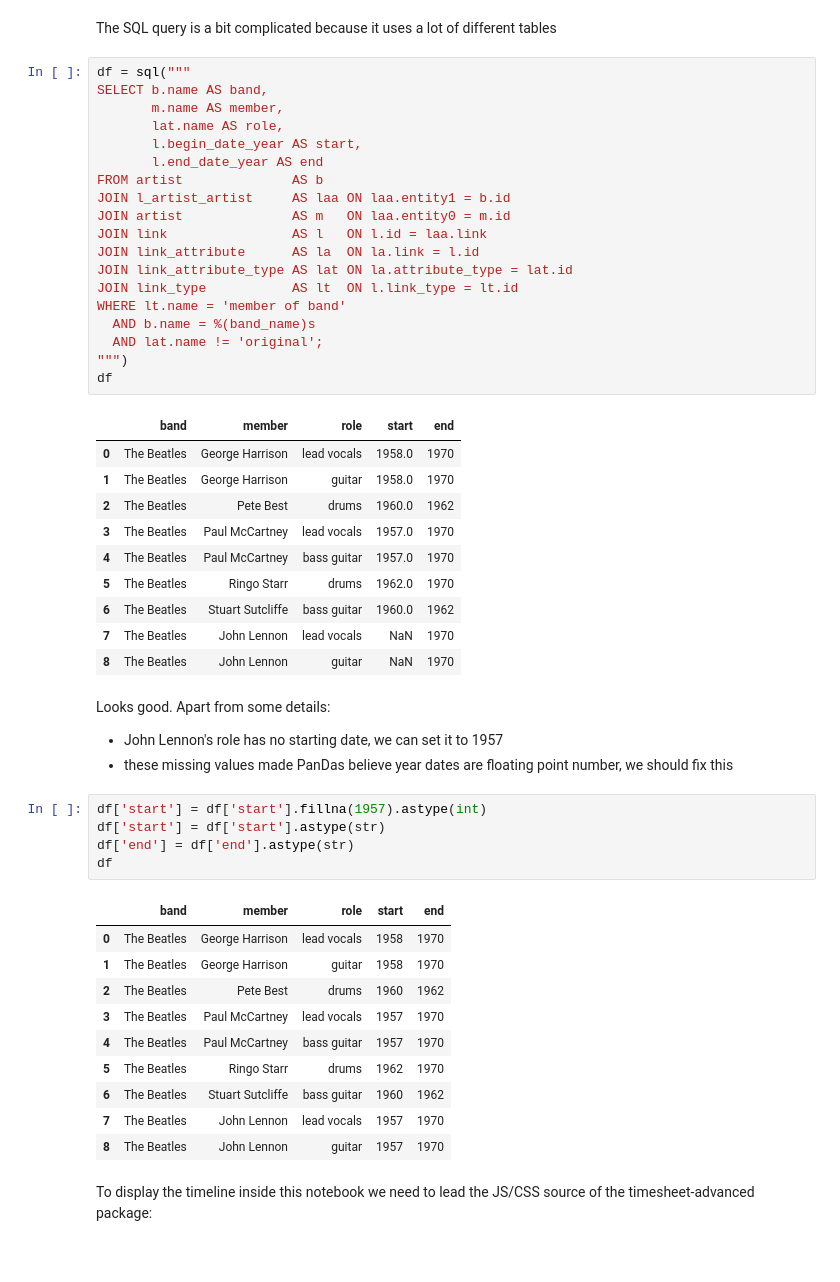
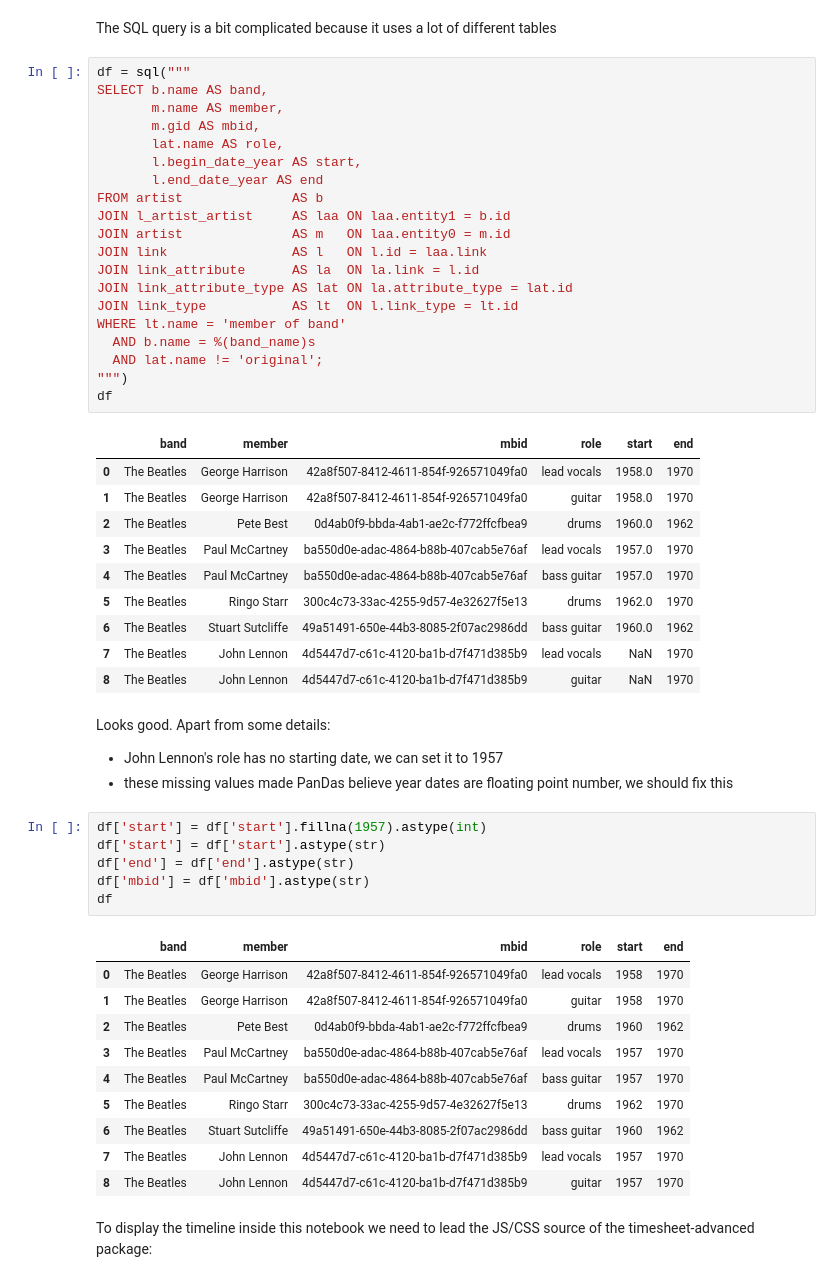
Before and after one commit to loujine/musicbrainz-dataviz, a Jupyter notebook: 1-timelines.ipynb, the cells around one changed output. Cells and saved outputs as stored; diff of their text form.

```diff
--- a/1-timelines.ipynb
+++ b/1-timelines.ipynb
@@ -39,33 +41,34 @@ The SQL query is a bit complicated because it uses a lot of different tables
 # %%
 df = sql("""
 SELECT b.name AS band,
        m.name AS member,
+       m.gid AS mbid,
        lat.name AS role,
        l.begin_date_year AS start,
        l.end_date_year AS end
 FROM artist              AS b
 JOIN l_artist_artist     AS laa ON laa.entity1 = b.id
 JOIN artist              AS m   ON laa.entity0 = m.id
 JOIN link                AS l   ON l.id = laa.link
 JOIN link_attribute      AS la  ON la.link = l.id
 JOIN link_attribute_type AS lat ON la.attribute_type = lat.id
 JOIN link_type           AS lt  ON l.link_type = lt.id
 WHERE lt.name = 'member of band'
   AND b.name = %(band_name)s
   AND lat.name != 'original';
 """)
 df
 # %% [output]
-|  | band | member | role | start | end |
-| 0 | The Beatles | George Harrison | lead vocals | 1958.0 | 1970 |
-| 1 | The Beatles | George Harrison | guitar | 1958.0 | 1970 |
-| 2 | The Beatles | Pete Best | drums | 1960.0 | 1962 |
-| 3 | The Beatles | Paul McCartney | lead vocals | 1957.0 | 1970 |
-| 4 | The Beatles | Paul McCartney | bass guitar | 1957.0 | 1970 |
-| 5 | The Beatles | Ringo Starr | drums | 1962.0 | 1970 |
-| 6 | The Beatles | Stuart Sutcliffe | bass guitar | 1960.0 | 1962 |
-| 7 | The Beatles | John Lennon | lead vocals | NaN | 1970 |
-| 8 | The Beatles | John Lennon | guitar | NaN | 1970 |
+|  | band | member | mbid | role | start | end |
+| 0 | The Beatles | George Harrison | 42a8f507-8412-4611-854f-926571049fa0 | lead vocals | 1958.0 | 1970 |
+| 1 | The Beatles | George Harrison | 42a8f507-8412-4611-854f-926571049fa0 | guitar | 1958.0 | 1970 |
+| 2 | The Beatles | Pete Best | 0d4ab0f9-bbda-4ab1-ae2c-f772ffcfbea9 | drums | 1960.0 | 1962 |
+| 3 | The Beatles | Paul McCartney | ba550d0e-adac-4864-b88b-407cab5e76af | lead vocals | 1957.0 | 1970 |
+| 4 | The Beatles | Paul McCartney | ba550d0e-adac-4864-b88b-407cab5e76af | bass guitar | 1957.0 | 1970 |
+| 5 | The Beatles | Ringo Starr | 300c4c73-33ac-4255-9d57-4e32627f5e13 | drums | 1962.0 | 1970 |
+| 6 | The Beatles | Stuart Sutcliffe | 49a51491-650e-44b3-8085-2f07ac2986dd | bass guitar | 1960.0 | 1962 |
+| 7 | The Beatles | John Lennon | 4d5447d7-c61c-4120-ba1b-d7f471d385b9 | lead vocals | NaN | 1970 |
+| 8 | The Beatles | John Lennon | 4d5447d7-c61c-4120-ba1b-d7f471d385b9 | guitar | NaN | 1970 |
 # %% [markdown]
 Looks good. Apart from some details:
 
@@ -75,18 +78,19 @@ Looks good. Apart from some details:
 df['start'] = df['start'].fillna(1957).astype(int)
 df['start'] = df['start'].astype(str)
 df['end'] = df['end'].astype(str)
+df['mbid'] = df['mbid'].astype(str)
 df
 # %% [output]
-|  | band | member | role | start | end |
-| 0 | The Beatles | George Harrison | lead vocals | 1958 | 1970 |
-| 1 | The Beatles | George Harrison | guitar | 1958 | 1970 |
-| 2 | The Beatles | Pete Best | drums | 1960 | 1962 |
-| 3 | The Beatles | Paul McCartney | lead vocals | 1957 | 1970 |
-| 4 | The Beatles | Paul McCartney | bass guitar | 1957 | 1970 |
-| 5 | The Beatles | Ringo Starr | drums | 1962 | 1970 |
-| 6 | The Beatles | Stuart Sutcliffe | bass guitar | 1960 | 1962 |
-| 7 | The Beatles | John Lennon | lead vocals | 1957 | 1970 |
-| 8 | The Beatles | John Lennon | guitar | 1957 | 1970 |
+|  | band | member | mbid | role | start | end |
+| 0 | The Beatles | George Harrison | 42a8f507-8412-4611-854f-926571049fa0 | lead vocals | 1958 | 1970 |
+| 1 | The Beatles | George Harrison | 42a8f507-8412-4611-854f-926571049fa0 | guitar | 1958 | 1970 |
+| 2 | The Beatles | Pete Best | 0d4ab0f9-bbda-4ab1-ae2c-f772ffcfbea9 | drums | 1960 | 1962 |
+| 3 | The Beatles | Paul McCartney | ba550d0e-adac-4864-b88b-407cab5e76af | lead vocals | 1957 | 1970 |
+| 4 | The Beatles | Paul McCartney | ba550d0e-adac-4864-b88b-407cab5e76af | bass guitar | 1957 | 1970 |
+| 5 | The Beatles | Ringo Starr | 300c4c73-33ac-4255-9d57-4e32627f5e13 | drums | 1962 | 1970 |
+| 6 | The Beatles | Stuart Sutcliffe | 49a51491-650e-44b3-8085-2f07ac2986dd | bass guitar | 1960 | 1962 |
+| 7 | The Beatles | John Lennon | 4d5447d7-c61c-4120-ba1b-d7f471d385b9 | lead vocals | 1957 | 1970 |
+| 8 | The Beatles | John Lennon | 4d5447d7-c61c-4120-ba1b-d7f471d385b9 | guitar | 1957 | 1970 |
 # %% [markdown]
 To display the timeline inside this notebook we need to lead the JS/CSS source of the timesheet-advanced package:
 # %%
```
Also changed, not shown: parts of 14 cells of this notebook, 1 other file.
